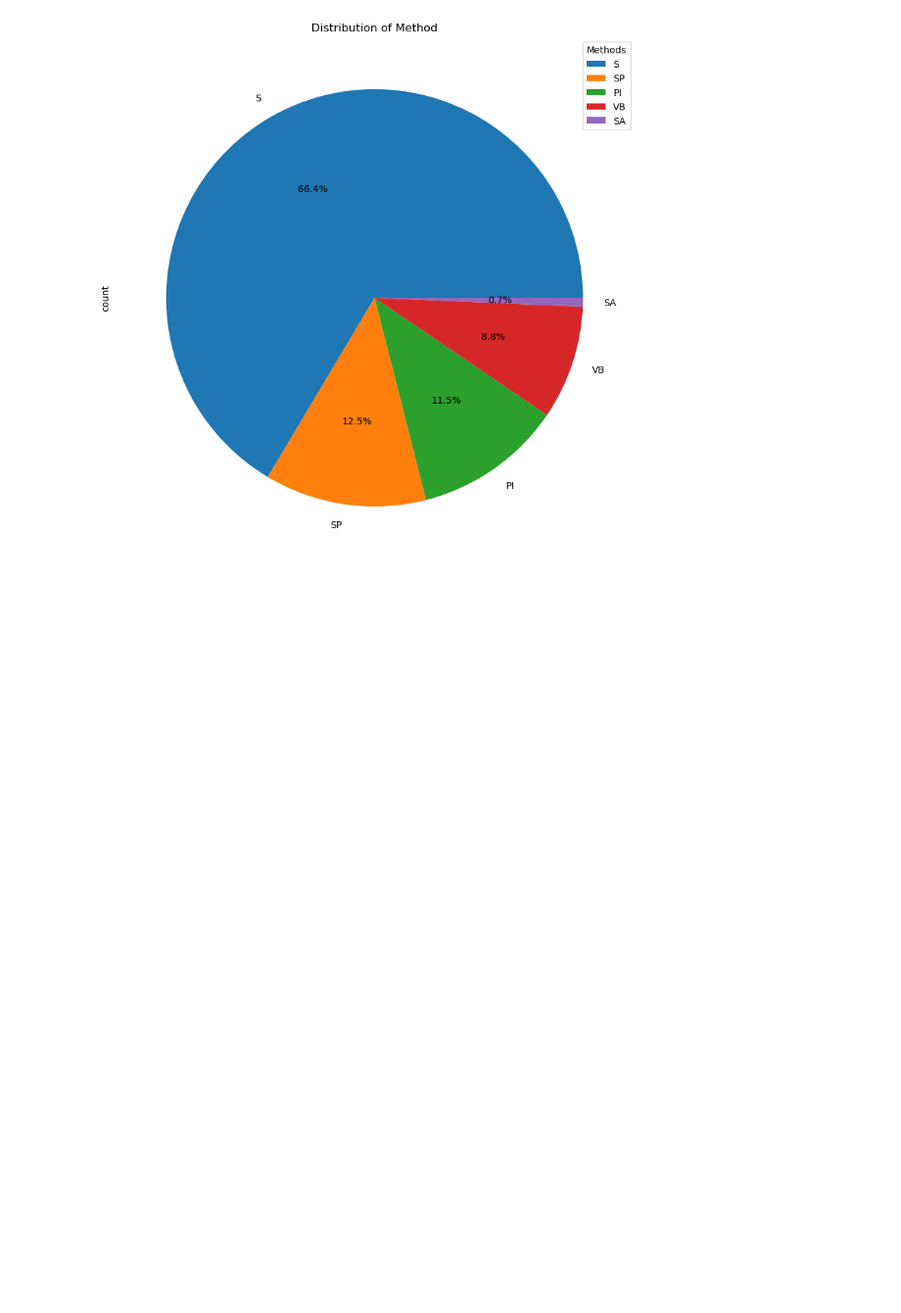
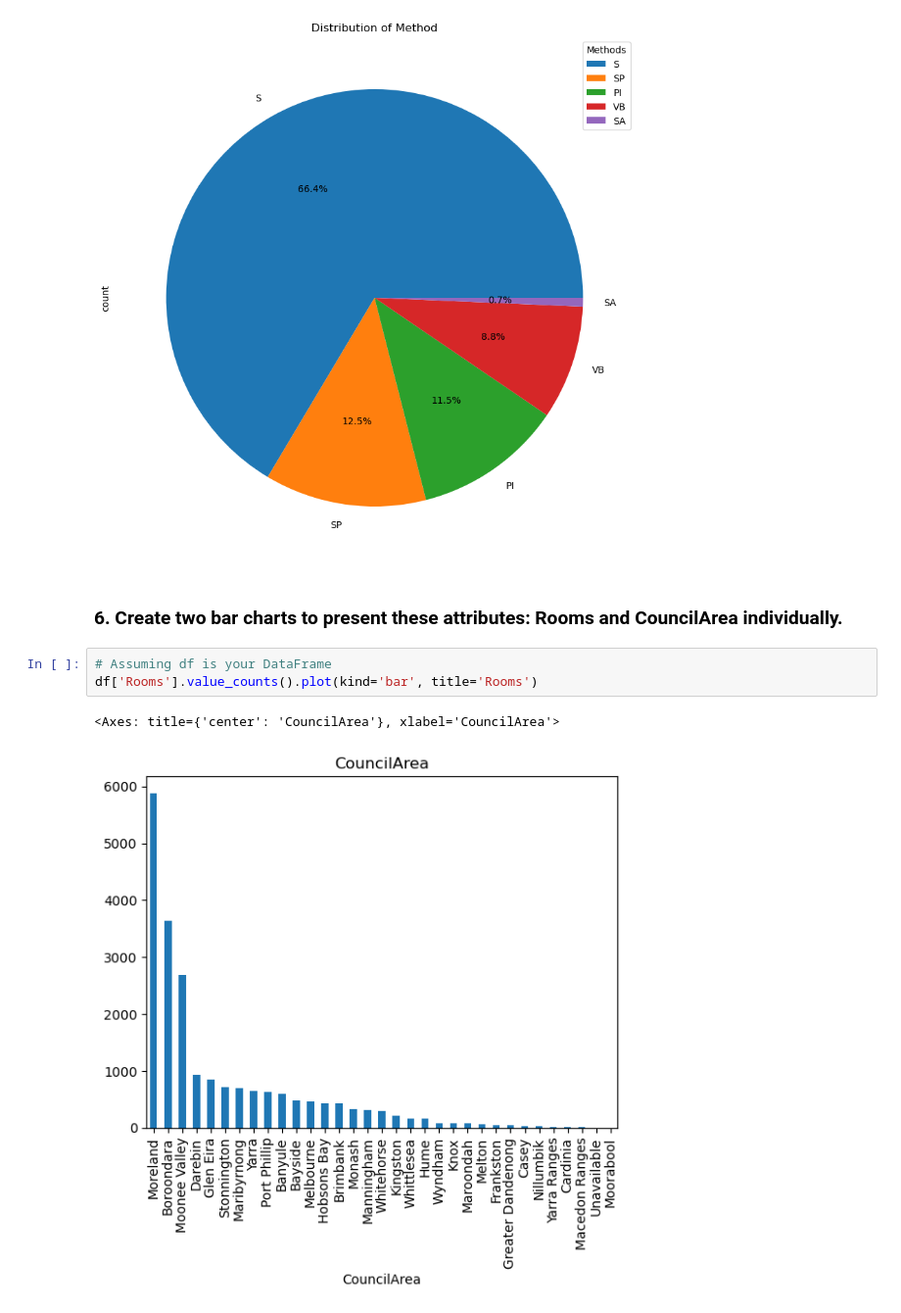
Before and after one commit to wit03/datamodel, a Jupyter notebook: midterm/test.ipynb, the cells around one changed output. Shown at 98% size. Cells and saved outputs as stored; diff of their text form; blank space fills up the shorter version.

```diff
--- a/midterm/test.ipynb
+++ b/midterm/test.ipynb
@@ -262,3 +262,11 @@ plt.legend(title="Methods", loc="best")
 plt.show()
 # %% [output]
 [figure]
+# %% [markdown]
+### 6. Create two bar charts to present these attributes: Rooms and CouncilArea individually.
+# %%
+# Assuming df is your DataFrame
+df['Rooms'].value_counts().plot(kind='bar', title='Rooms')
+# %% [output]
+<Axes: title={'center': 'CouncilArea'}, xlabel='CouncilArea'>
+[figure, added]
```
